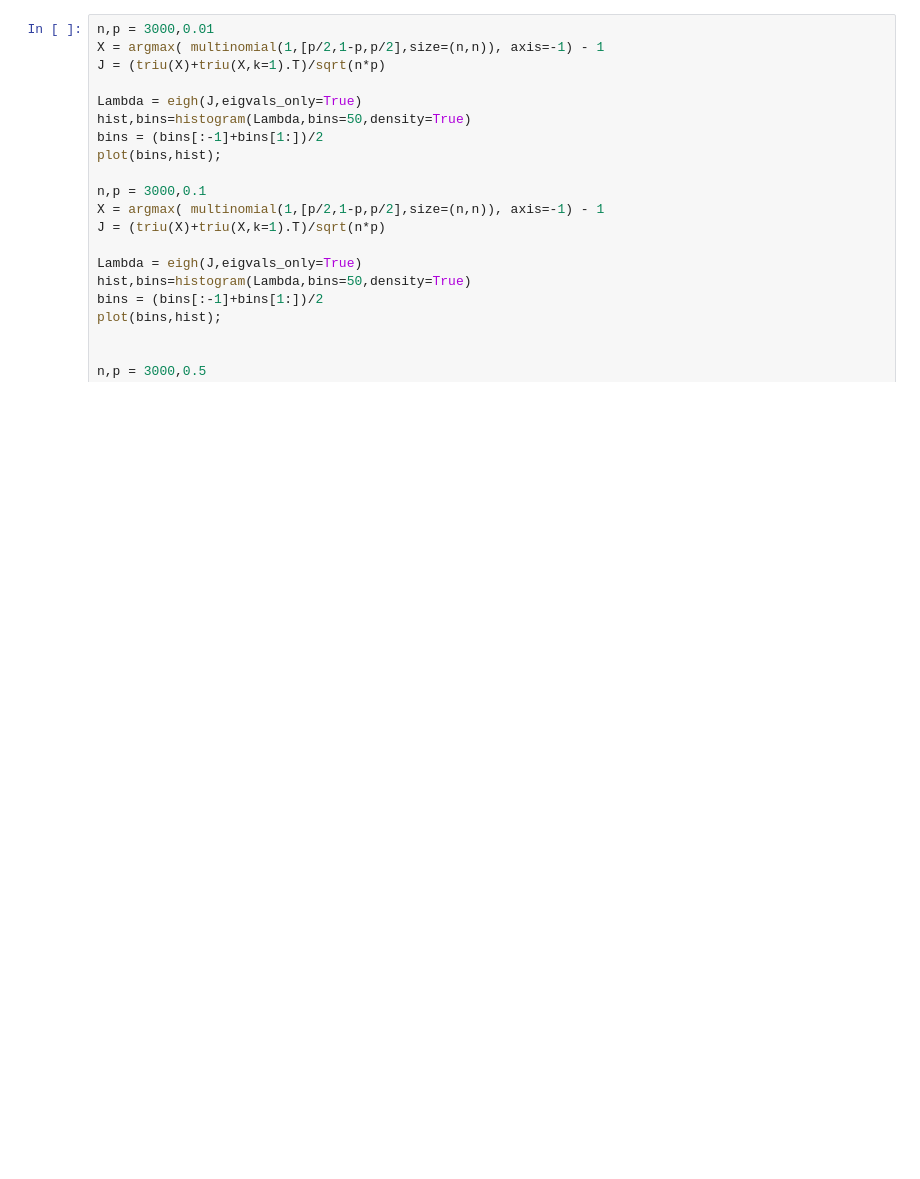
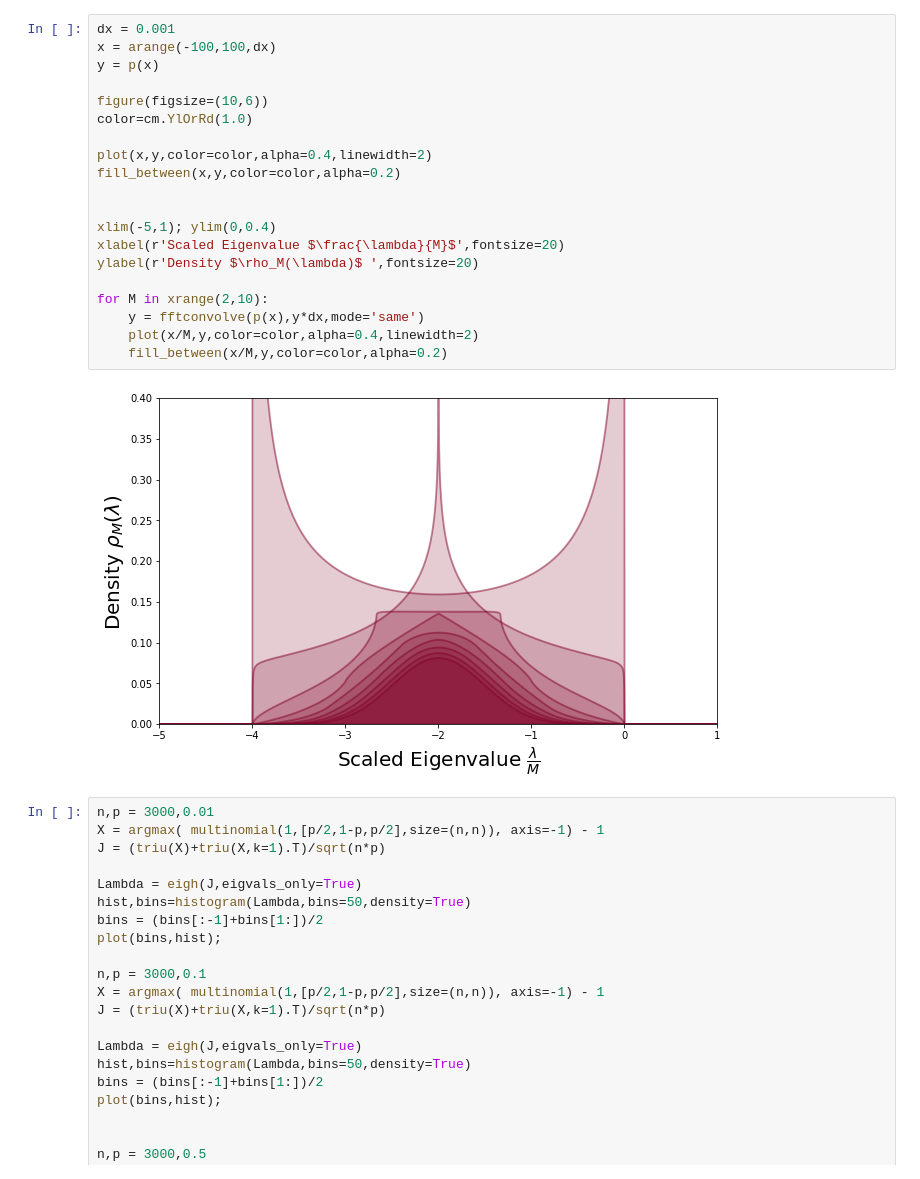
Before and after one commit to gszep/Equlibrium-and-Dynamics-of-the-Spherical-Model, a Jupyter notebook: figures.ipynb, the cells around one changed output. Drawn from its saved outputs; the diff is of its cells as text; blank space fills up the shorter version.

```diff
--- a/figures.ipynb
+++ b/figures.ipynb
@@ -42,3 +54,25 @@ ylim(0,1)
+# %%
+dx = 0.001
+x = arange(-100,100,dx)
+y = p(x)
+
+figure(figsize=(10,6))
+color=cm.YlOrRd(1.0)
+
+plot(x,y,color=color,alpha=0.4,linewidth=2)
+fill_between(x,y,color=color,alpha=0.2)
+
+
+xlim(-5,1); ylim(0,0.4)
+xlabel(r'Scaled Eigenvalue $\frac{\lambda}{M}$',fontsize=20)
+ylabel(r'Density $\rho_M(\lambda)$ ',fontsize=20)
+
+for M in xrange(2,10):
+    y = fftconvolve(p(x),y*dx,mode='same')
+    plot(x/M,y,color=color,alpha=0.4,linewidth=2)
+    fill_between(x/M,y,color=color,alpha=0.2)
+# %% [output]
+[figure, added]
 # %%
 n,p = 3000,0.01
 X = argmax( multinomial(1,[p/2,1-p,p/2],size=(n,n)), axis=-1) - 1
```
Also changed, not shown: parts of 6 cells of this notebook, 12 other files.
